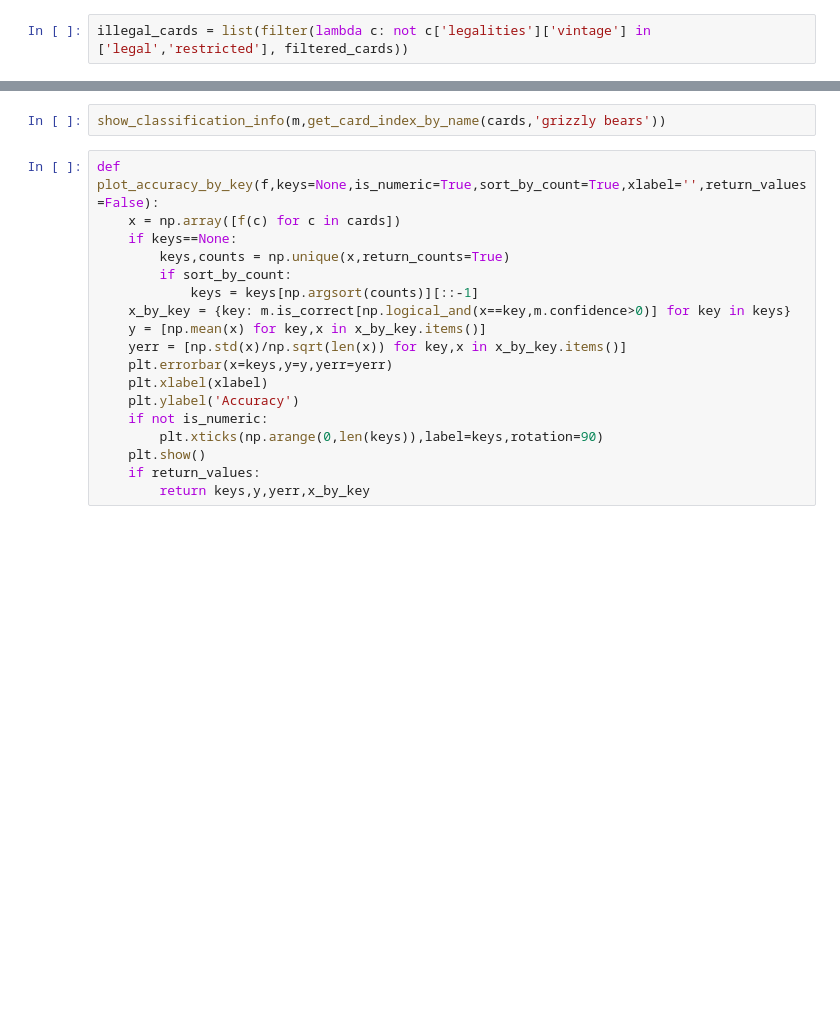
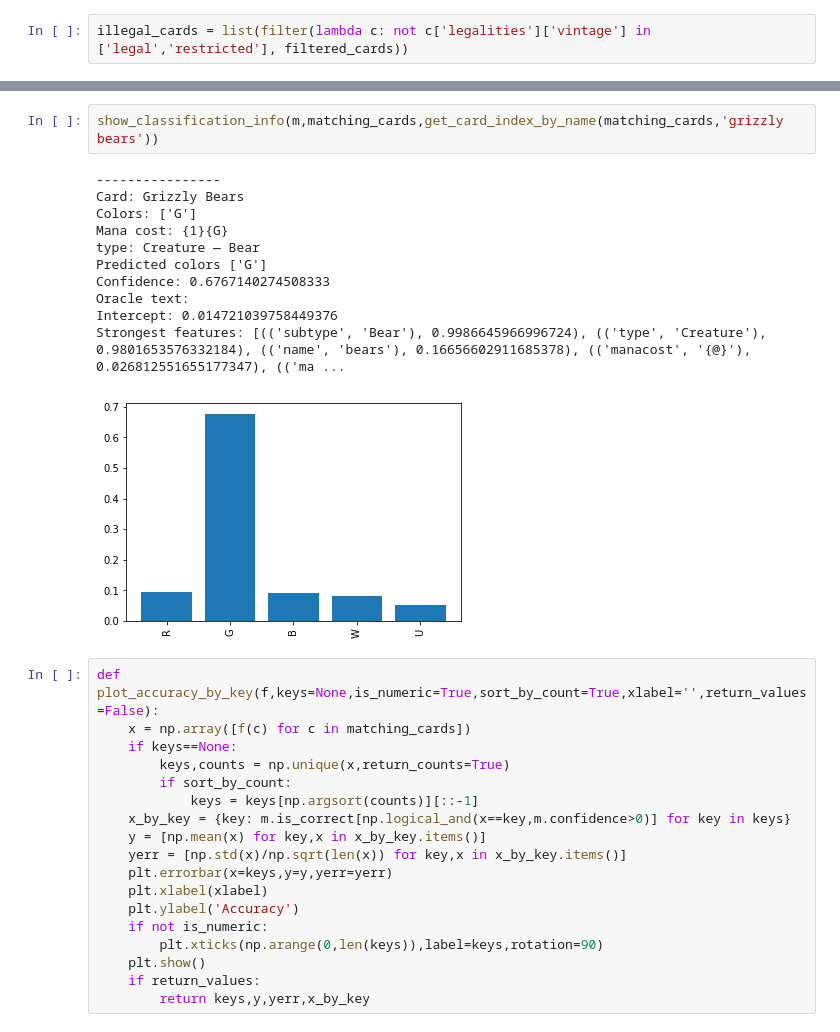
Before and after one commit to basvanopheusden/mtg, a Jupyter notebook: Mtg.ipynb, the cells around one changed output, grey strips where cells are left out. Cells and saved outputs as stored; diff of their text form; blank space fills up the shorter version.

```diff
--- a/Mtg.ipynb
+++ b/Mtg.ipynb
@@ -95,8 +261,20 @@ sparse.csr_matrix((np.ones_like(colors_added),(num_colors,colors_added+colors_om
 # %%
-show_classification_info(m,get_card_index_by_name(cards,'grizzly bears'))
+show_classification_info(m,matching_cards,get_card_index_by_name(matching_cards,'grizzly bears'))
+# %% [output]
+----------------
+Card: Grizzly Bears
+Colors: ['G']
+Mana cost: {1}{G}
+type: Creature — Bear
+Predicted colors ['G']
+Confidence: 0.6767140274508333
+Oracle text:
+Intercept: 0.014721039758449376
+Strongest features: [(('subtype', 'Bear'), 0.9986645966996724), (('type', 'Creature'), 0.9801653576332184), (('name', 'bears'), 0.16656602911685378), (('manacost', '{@}'), 0.026812551655177347), (('ma ...
+[figure, added]
 # %%
 def plot_accuracy_by_key(f,keys=None,is_numeric=True,sort_by_count=True,xlabel='',return_values=False):
-    x = np.array([f(c) for c in cards])
+    x = np.array([f(c) for c in matching_cards])
     if keys==None:
         keys,counts = np.unique(x,return_counts=True)
         if sort_by_count:
```
Also changed, not shown: parts of 28 cells of this notebook, 2 other files.
